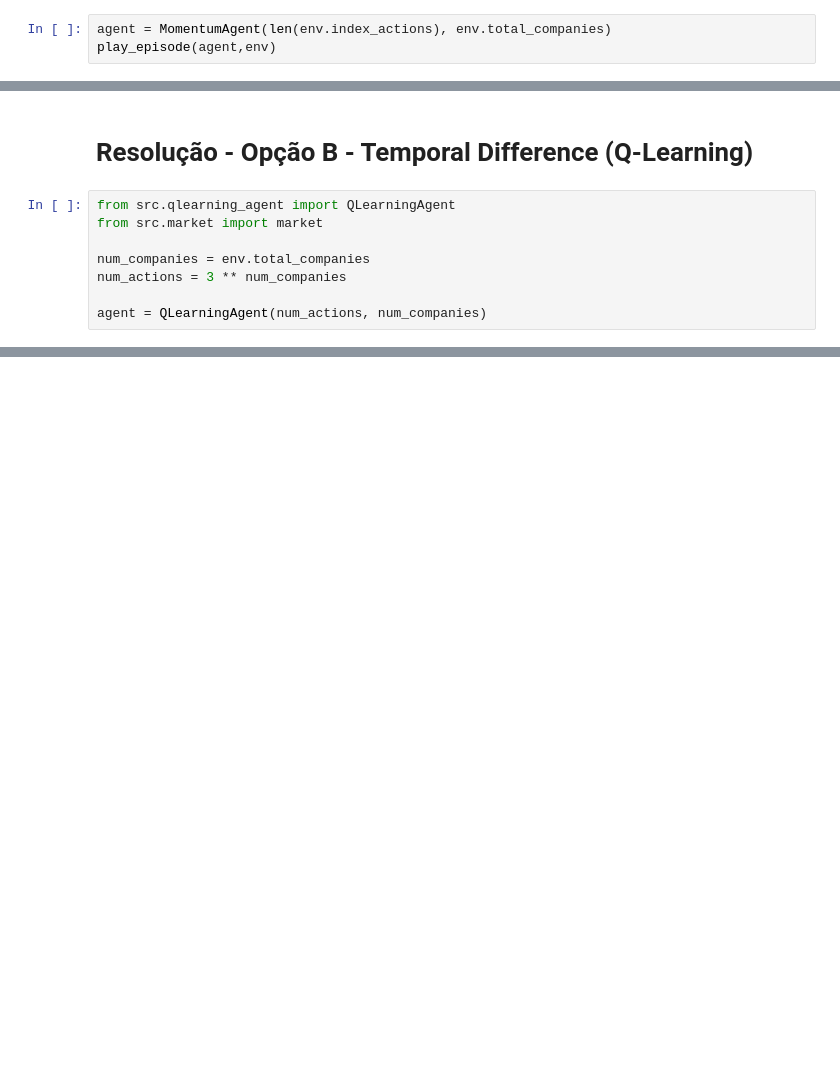
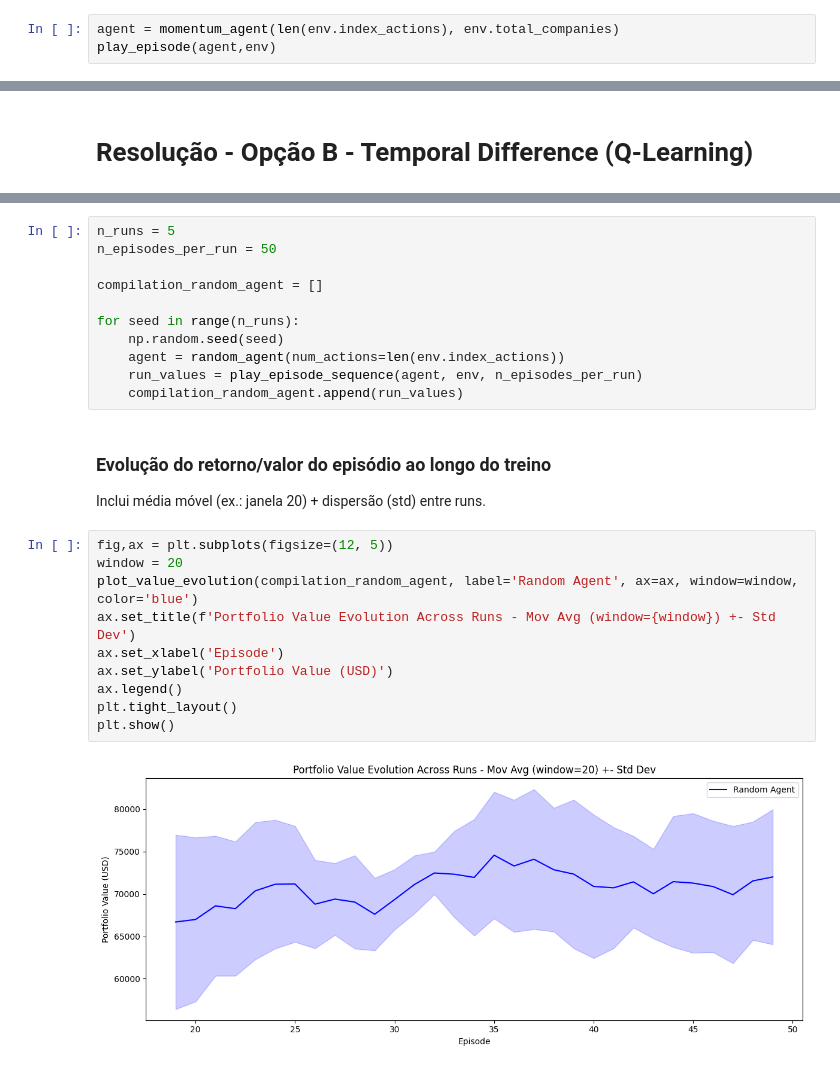
Before and after one commit to luisparadinha/pg_rl_trading_bot, a Jupyter notebook: Market_e_Projecto.ipynb, the cells around one changed output, grey strips where cells are left out. Cells and saved outputs as stored; diff of their text form; blank space fills up the shorter version.

```diff
--- a/Market_e_Projecto.ipynb
+++ b/Market_e_Projecto.ipynb
@@ -85,6 +57,6 @@ np.float64(51947.441349983455)
 # %% [markdown]
 ### Correr o primeiro episódio com o momentum agent
 # %%
-agent = MomentumAgent(len(env.index_actions), env.total_companies)
+agent = momentum_agent(len(env.index_actions), env.total_companies)
 play_episode(agent,env)
 # %% [output]
@@ -174,11 +146,3 @@ Um **video** com uma breve apresentação do trabalho (~5 minutos) em que correm
 - Se usares uma aproximação de função (ex.: regressão simples), justifica claramente e mantém a implementação “manual” e pedagógica.
 # %% [markdown]
 # Resolução - Opção B - Temporal Difference (Q-Learning)
-# %%
-from src.qlearning_agent import QLearningAgent
-from src.market import market
-
-num_companies = env.total_companies
-num_actions = 3 ** num_companies
-
-agent = QLearningAgent(num_actions, num_companies)
@@ -227,0 +166,26 @@ while not done:
+# %%
+n_runs = 5
+n_episodes_per_run = 50
+
+compilation_random_agent = []
+
+for seed in range(n_runs):
+    np.random.seed(seed)
+    agent = random_agent(num_actions=len(env.index_actions))
+    run_values = play_episode_sequence(agent, env, n_episodes_per_run)
+    compilation_random_agent.append(run_values)
+# %% [markdown]
+### Evolução do **retorno/valor do episódio** ao longo do treino
+Inclui média móvel (ex.: janela 20) + dispersão (std) entre runs.
+# %%
+fig,ax = plt.subplots(figsize=(12, 5))
+window = 20
+plot_value_evolution(compilation_random_agent, label='Random Agent', ax=ax, window=window, color='blue')
+ax.set_title(f'Portfolio Value Evolution Across Runs - Mov Avg (window={window}) +- Std Dev')
+ax.set_xlabel('Episode')
+ax.set_ylabel('Portfolio Value (USD)')
+ax.legend()
+plt.tight_layout()
+plt.show()
+# %% [output]
+[figure, added]
```
Also changed, not shown: parts of 21 cells of this notebook, 3 other files.
